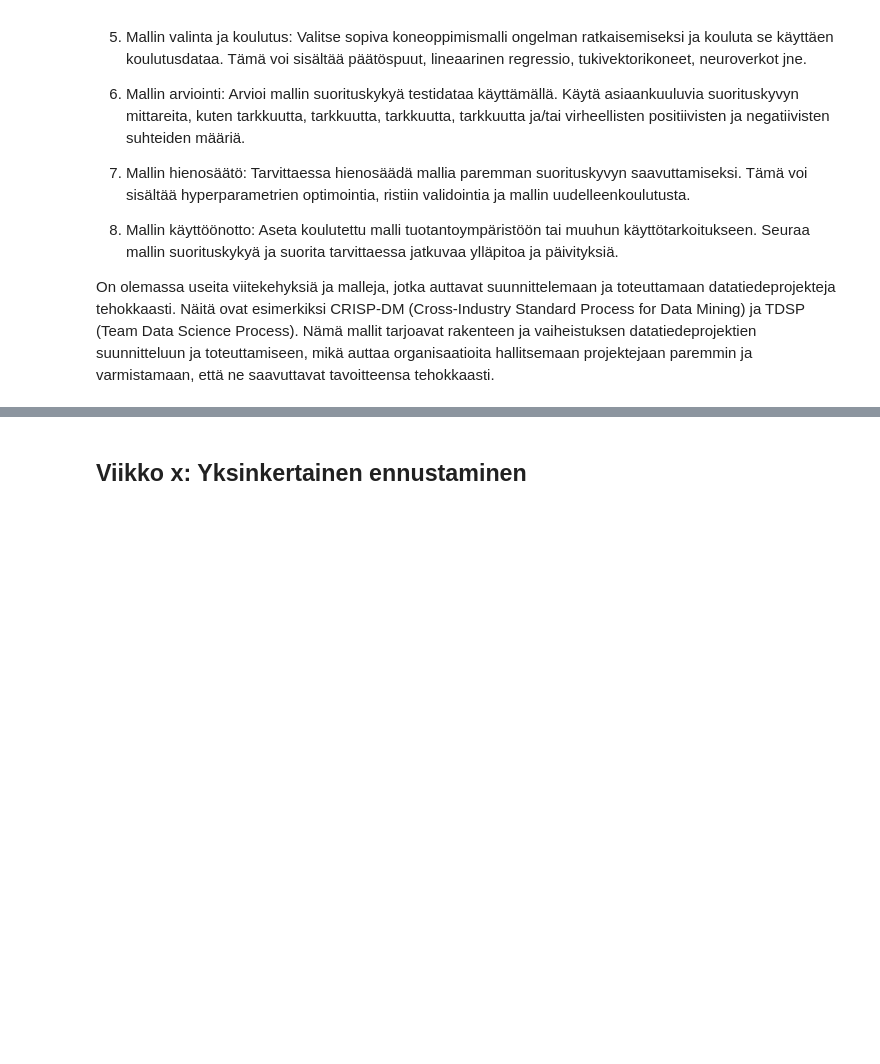
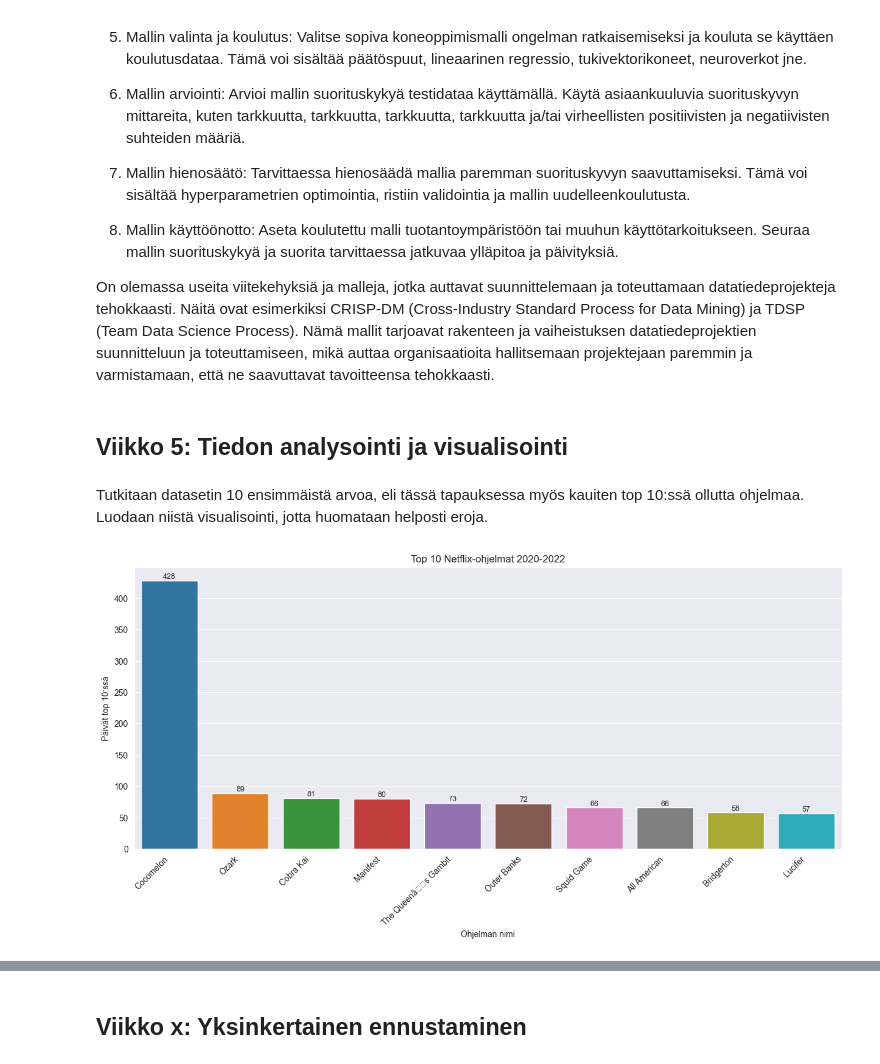
Before and after one commit to pinskii/Joda, a Jupyter notebook: learning_diary/learning_diary.ipynb, the cells around one changed output, grey strips where cells are left out. Saved outputs shown, nothing was run; the diff lists cells and outputs as text; code cells hidden in the pictures; blank space fills up the shorter version.

Commit message:
Add visualizing part

```diff
--- a/learning_diary/learning_diary.ipynb
+++ b/learning_diary/learning_diary.ipynb
@@ -267,3 +269,25 @@ Datatiedeprojektin vaiheet voivat vaihdella hieman organisaation ja projektin ta
 8. Mallin käyttöönotto: Aseta koulutettu malli tuotantoympäristöön tai muuhun käyttötarkoitukseen. Seuraa mallin suorituskykyä ja suorita tarvittaessa jatkuvaa ylläpitoa ja päivityksiä.
 
 On olemassa useita viitekehyksiä ja malleja, jotka auttavat suunnittelemaan ja toteuttamaan datatiedeprojekteja tehokkaasti. Näitä ovat esimerkiksi CRISP-DM (Cross-Industry Standard Process for Data Mining) ja TDSP (Team Data Science Process). Nämä mallit tarjoavat rakenteen ja vaiheistuksen datatiedeprojektien suunnitteluun ja toteuttamiseen, mikä auttaa organisaatioita hallitsemaan projektejaan paremmin ja varmistamaan, että ne saavuttavat tavoitteensa tehokkaasti.
+# %% [markdown]
+## Viikko 5: Tiedon analysointi ja visualisointi
+# %% [markdown]
+Tutkitaan datasetin 10 ensimmäistä arvoa, eli tässä tapauksessa myös kauiten top 10:ssä ollutta ohjelmaa. Luodaan niistä visualisointi, jotta huomataan helposti eroja.
+# %%
+# Filtteröidään vain kymmenen parasta
+top10 = df_nf[:10]
+
+# Piirretään kuvaaja
+sns.set_style("darkgrid")
+plt.figure(figsize=(15, 6))
+sns.barplot(x='Title', y='Days In Top 10', hue='Title', data=top10, legend=False)
+plt.xticks(rotation=45, ha='right')
+plt.title("Top 10 Netflix-ohjelmat 2020-2022")
+plt.xlabel("Ohjelman nimi")
+plt.ylabel("Päivät top 10:ssä")
+# Lisätään y-akselin arvot numeroina jokaiseen palkkiin
+for index, value in enumerate(top10['Days In Top 10']):
+    plt.text(index, value, str(value), ha='center', va='bottom', fontsize=9)
+plt.show()
+# %% [output]
+[figure, added]
```
Also changed, not shown: parts of 5 cells of this notebook.
